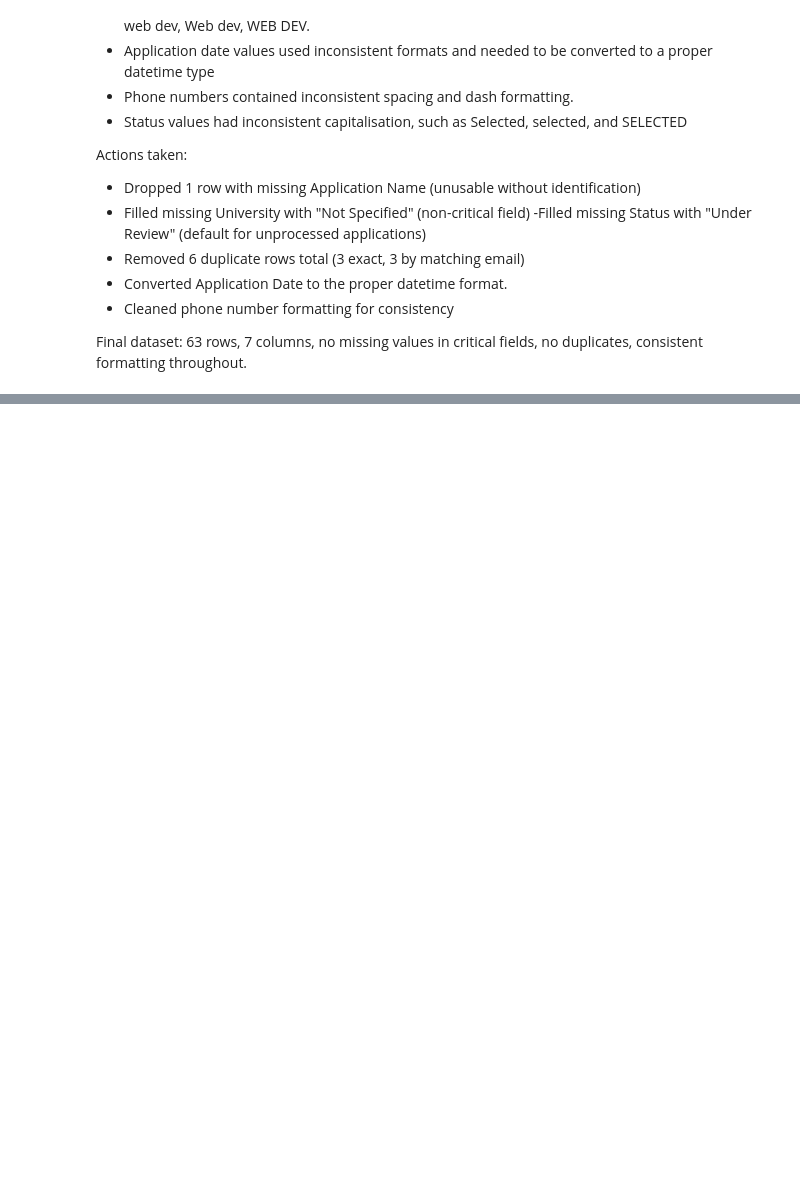
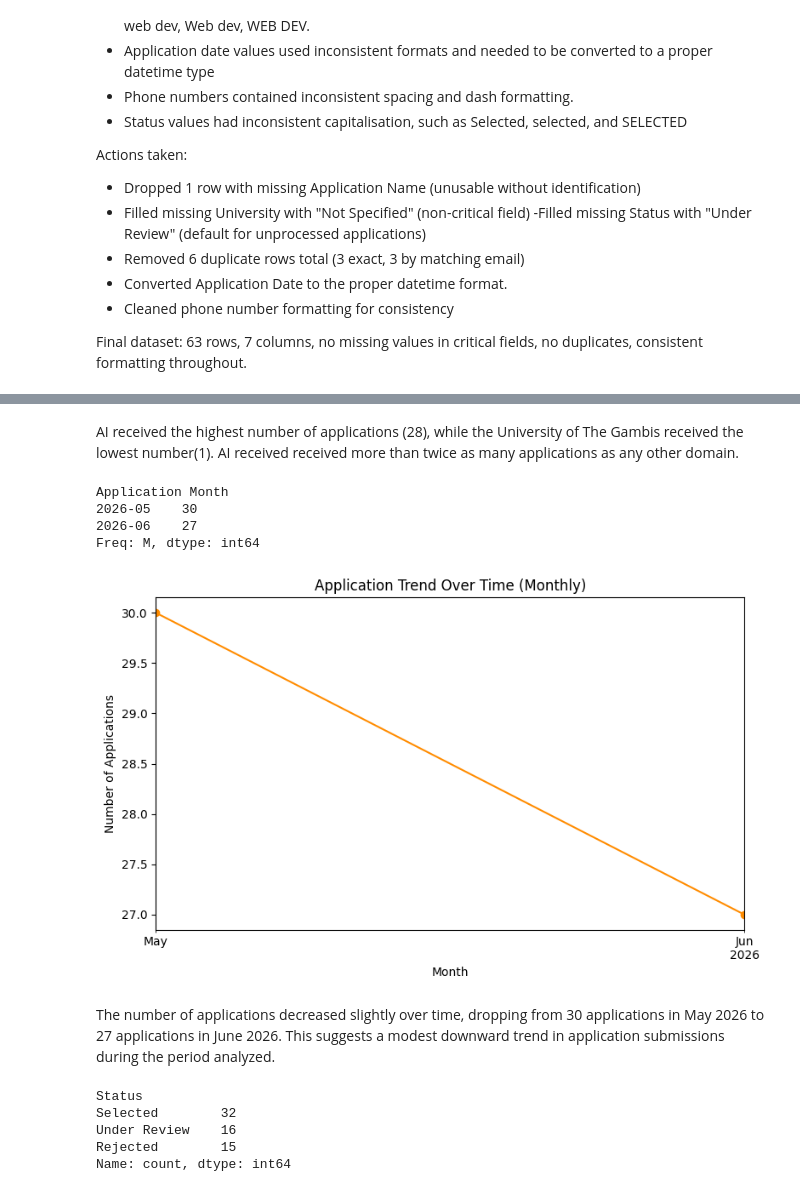
Before and after one commit to Roheya20/First-session, a Jupyter notebook: Week1_Data_Cleaning_Roheya_Touray.ipynb, the cells around one changed output, grey strips where cells are left out. Cells and saved outputs as stored; diff of their text form; code cells hidden in the pictures; blank space fills up the shorter version.

```diff
--- a/Week1_Data_Cleaning_Roheya_Touray.ipynb
+++ b/Week1_Data_Cleaning_Roheya_Touray.ipynb
@@ -206,0 +347,34 @@ df.to_csv('applicants_cleaned.csv', index=False)
+# %% [markdown]
+AI received the highest number of applications (28), while the University of The Gambis received the lowest number(1). AI received received more than twice as many applications as any other domain.
+# %%
+df['Application Month'] = df['Application Date'].dt.to_period('M')
+# %%
+monthly_trend = df.groupby('Application Month').size()
+# %%
+print(monthly_trend)
+# %% [output]
+Application Month
+2026-05    30
+2026-06    27
+Freq: M, dtype: int64
+# %%
+plt.figure(figsize=(8, 5))
+monthly_trend.plot(kind='line', marker ='o', color='darkorange')
+plt.title('Application Trend Over Time (Monthly)')
+plt.xlabel('Month')
+plt.ylabel('Number of Applications')
+plt.tight_layout()
+plt.show()
+# %% [output]
+[figure, added]
+# %% [markdown]
+The number of applications decreased slightly over time, dropping from 30 applications in May 2026 to 27 applications in June 2026. This suggests a modest downward trend in application submissions during the period analyzed.
+# %%
+status_counts = df['Status'].value_counts()
+print(status_counts)
+# %% [output]
+Status
+Selected        32
+Under Review    16
+Rejected        15
+Name: count, dtype: int64
```
Also changed, not shown: parts of 37 cells of this notebook.
